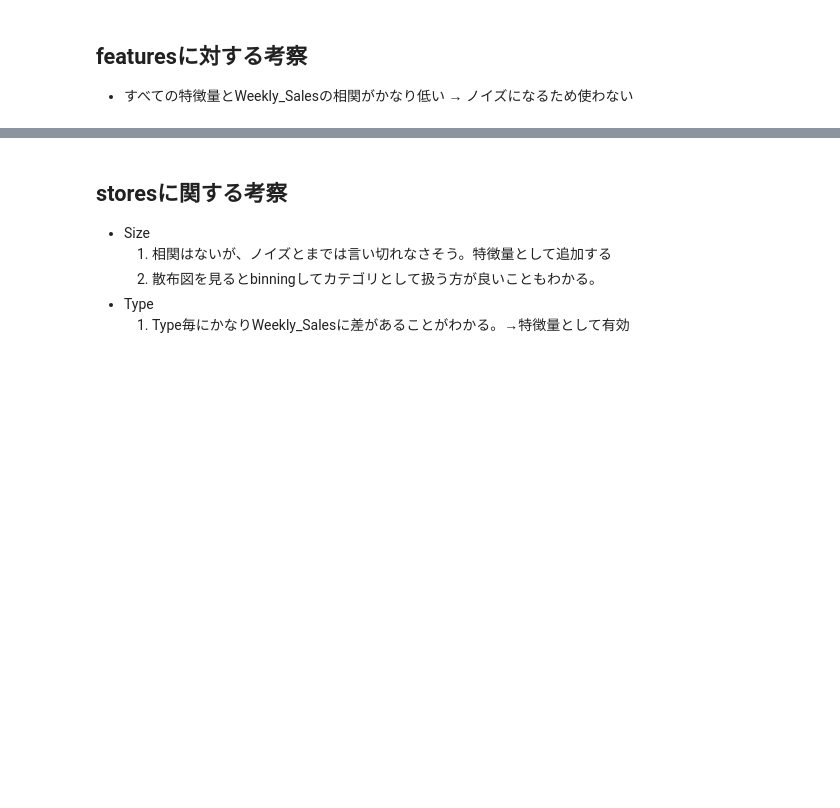
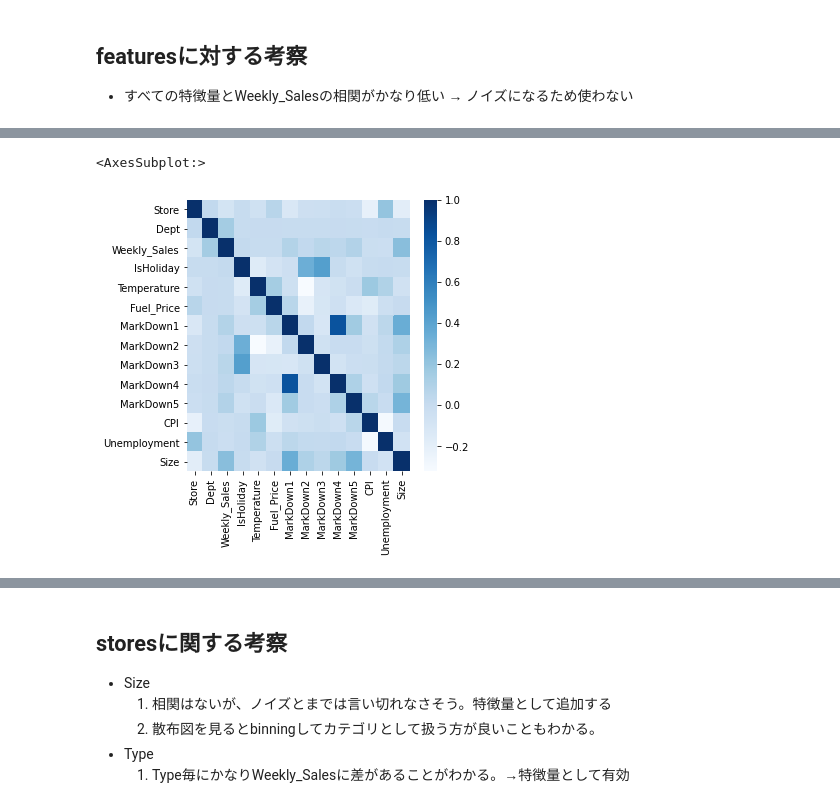
Before and after one commit to giangdip2410/Walmart, a Jupyter notebook: report/eda_report.ipynb, the cells around one changed output, grey strips where cells are left out. Cells and saved outputs as stored; diff of their text form; code cells hidden in the pictures; blank space fills up the shorter version.

Commit message:
add image

```diff
--- a/report/eda_report.ipynb
+++ b/report/eda_report.ipynb
@@ -71,5 +90,8 @@ display(corr_mat['Weekly_Sales'].sort_values())
 # %%
-fig = plt.figure(figsize=(10,10))
+fig = plt.figure(figsize=(5,5))
 sns.heatmap(corr_mat,cmap='Blues',annot=False)
+# %% [output]
+<AxesSubplot:>
+[figure, added]
 # %%
 #結構時間かかる
```
Also changed, not shown: parts of 15 cells of this notebook, 1 other file.
